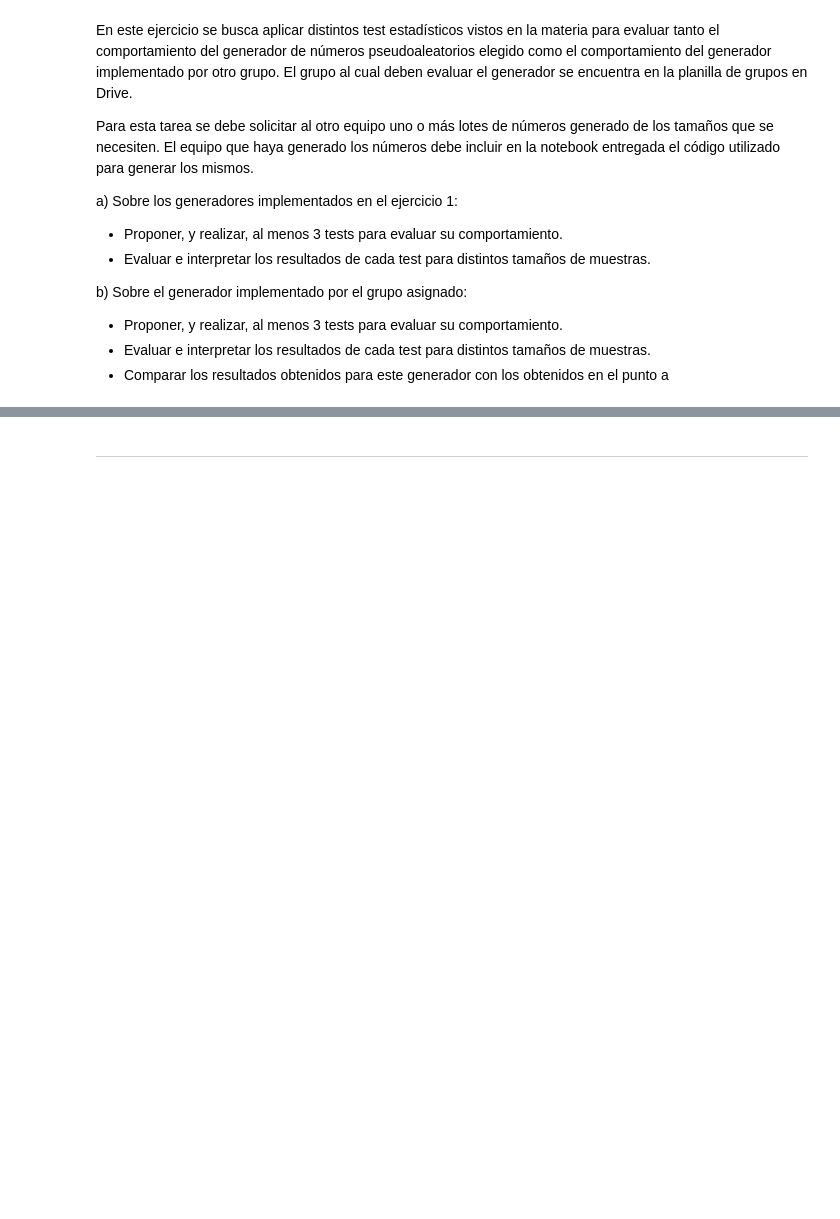
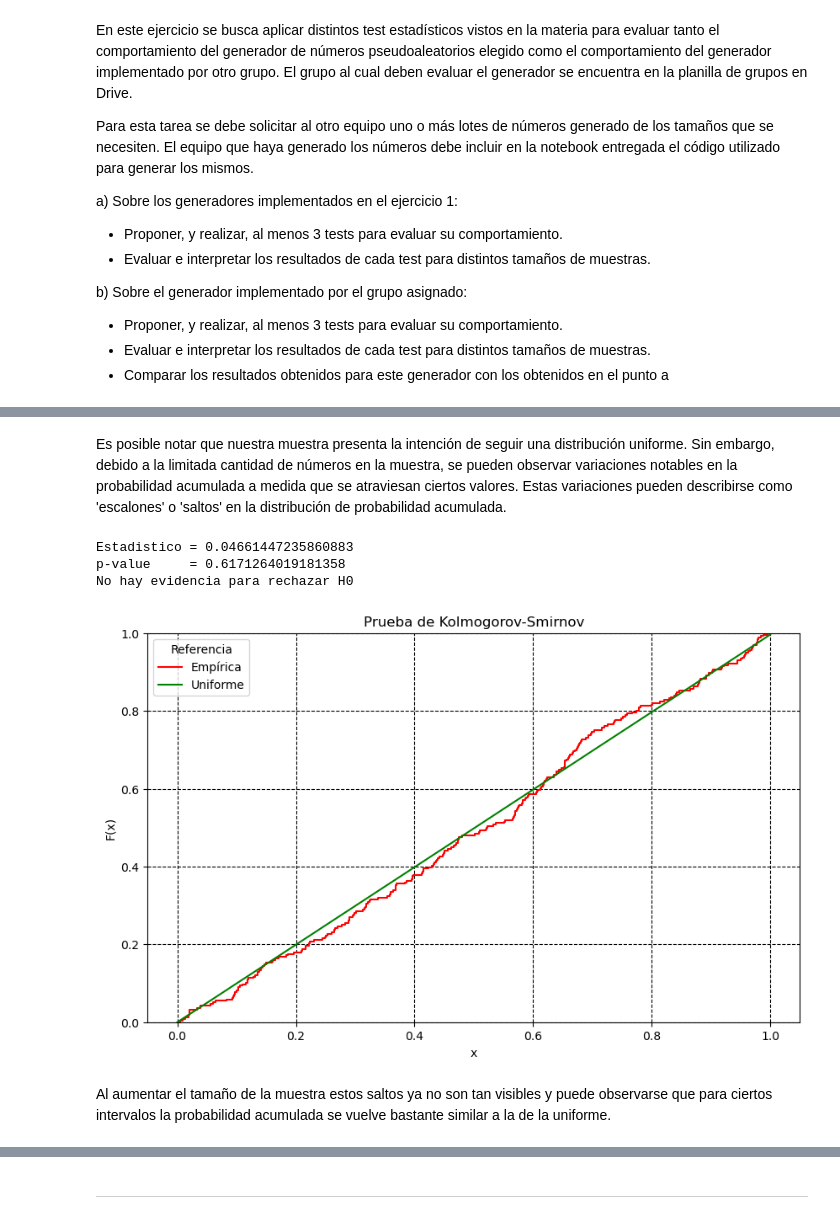
Before and after one commit to ian-g123/simulacion-grupo-04, a Jupyter notebook: TP1_Simulacion_Grupo4.ipynb, the cells around one changed output, grey strips where cells are left out. Drawn from its saved outputs; the diff is of its cells as text; code cells hidden in the pictures; blank space fills up the shorter version.

```diff
--- a/TP1_Simulacion_Grupo4.ipynb
+++ b/TP1_Simulacion_Grupo4.ipynb
@@ -264,0 +339,12 @@ b) Sobre el generador implementado por el grupo asignado:
+# %% [markdown]
+Es posible notar que nuestra muestra presenta la intención de seguir una distribución uniforme. Sin embargo, debido a la limitada cantidad de números en la muestra, se pueden observar variaciones notables en la probabilidad acumulada a medida que se atraviesan ciertos valores. Estas variaciones pueden describirse como 'escalones' o 'saltos' en la distribución de probabilidad acumulada.
+# %%
+kolmogorov_test(MUESTRA_256)
+graficar_kolmogorov_test(MUESTRA_256)
+# %% [output]
+Estadistico = 0.04661447235860883
+p-value     = 0.6171264019181358
+No hay evidencia para rechazar H0
+[figure, added]
+# %% [markdown]
+Al aumentar el tamaño de la muestra estos saltos ya no son tan visibles y puede observarse que para ciertos intervalos la probabilidad acumulada se vuelve bastante similar a la de la uniforme.
```
Also changed, not shown: parts of 55 cells of this notebook, 1 other file.
